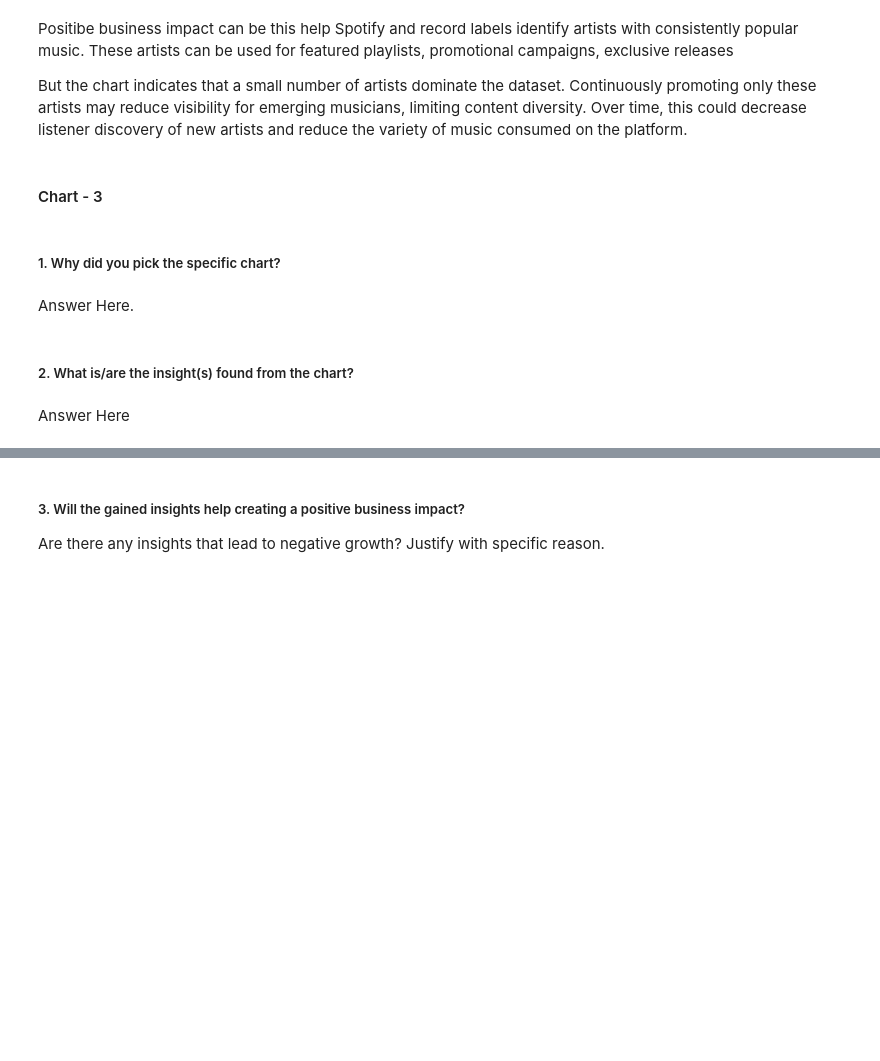
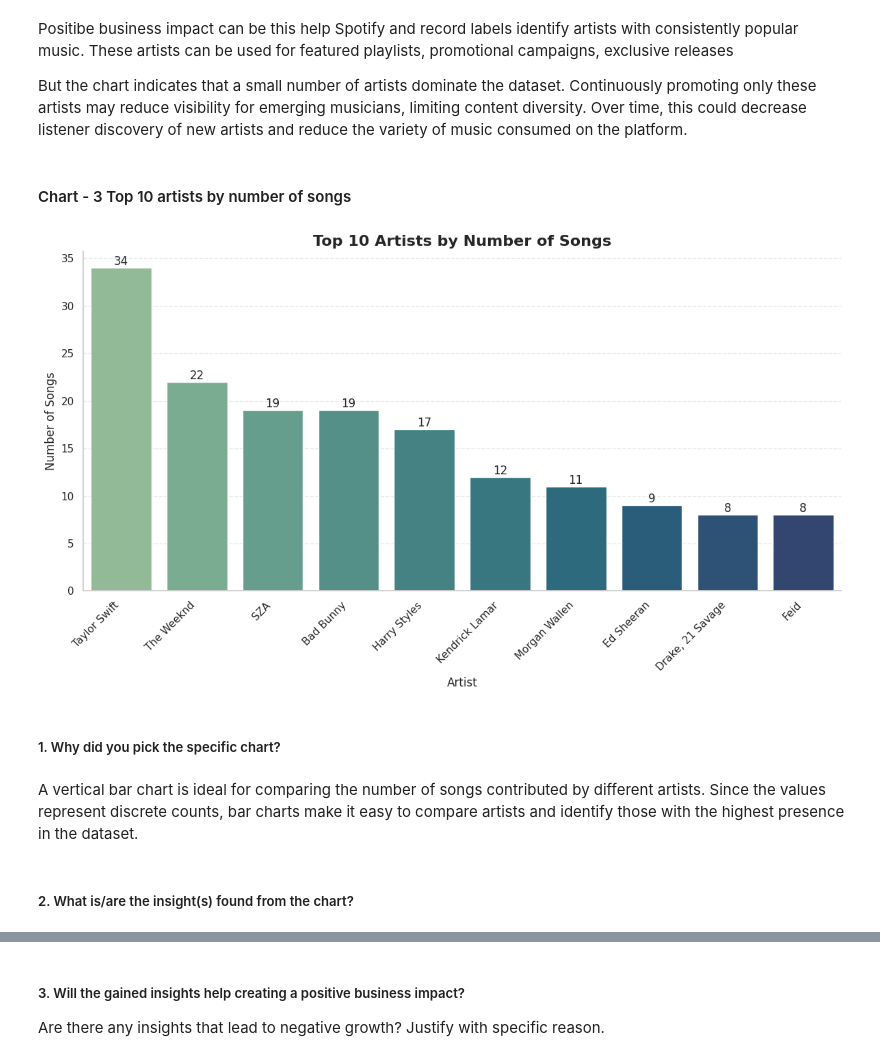
Before and after one commit to bhumika0205/Spotify-EDA, a Jupyter notebook: Spotify_EDA_2023.ipynb, the cells around one changed output, grey strips where cells are left out. Saved outputs shown, nothing was run; the diff lists cells and outputs as text; code cells hidden in the pictures; blank space fills up the shorter version.

Commit message:
Data Visualisation

```diff
--- a/Spotify_EDA_2023.ipynb
+++ b/Spotify_EDA_2023.ipynb
@@ -514,4 +514,4 @@ Positibe business impact can be this help Spotify and record labels identify art
 
 But the chart indicates that a small number of artists dominate the dataset. Continuously promoting only these artists may reduce visibility for emerging musicians, limiting content diversity. Over time, this could decrease listener discovery of new artists and reduce the variety of music consumed on the platform.
 # %% [markdown]
-#### Chart - 3
+#### Chart - 3 Top 10 artists by number of songs
@@ -520,8 +518,44 @@ But the chart indicates that a small number of artists dominate the dataset. Con
+# %%
+# Chart - 3 visualization code
+
+# Top 10 artists by number of songs
+artist_counts = df_clean["artist(s)_name"].value_counts().head(10)
+
+plt.figure(figsize = (12, 7))
+
+ax = sns.barplot(
+    x=artist_counts.index,
+    y=artist_counts.values,
+    hue=artist_counts.index,
+    palette="crest",
+    legend=False
+)
+
+plt.title(
+    "Top 10 Artists by Number of Songs",
+    fontsize=16,
+    fontweight="bold"
+)
+
+plt.xlabel("Artist", fontsize=12)
+plt.ylabel("Number of Songs", fontsize=12)
+
+plt.xticks(rotation=45, ha="right")
+
+for container in ax.containers:
+    ax.bar_label(container)
+
+plt.grid(axis="y", linestyle="--", alpha=0.4)
+
+sns.despine()
+
+plt.tight_layout()
+plt.show()
+# %% [output]
+[figure, added]
 # %% [markdown]
 ##### 1. Why did you pick the specific chart?
-# %% [markdown]
-Answer Here.
+# %% [markdown]
+A vertical bar chart is ideal for comparing the number of songs contributed by different artists. Since the values represent discrete counts, bar charts make it easy to compare artists and identify those with the highest presence in the dataset.
 # %% [markdown]
 ##### 2. What is/are the insight(s) found from the chart?
-# %% [markdown]
-Answer Here
```
Also changed, not shown: parts of 24 cells of this notebook.
